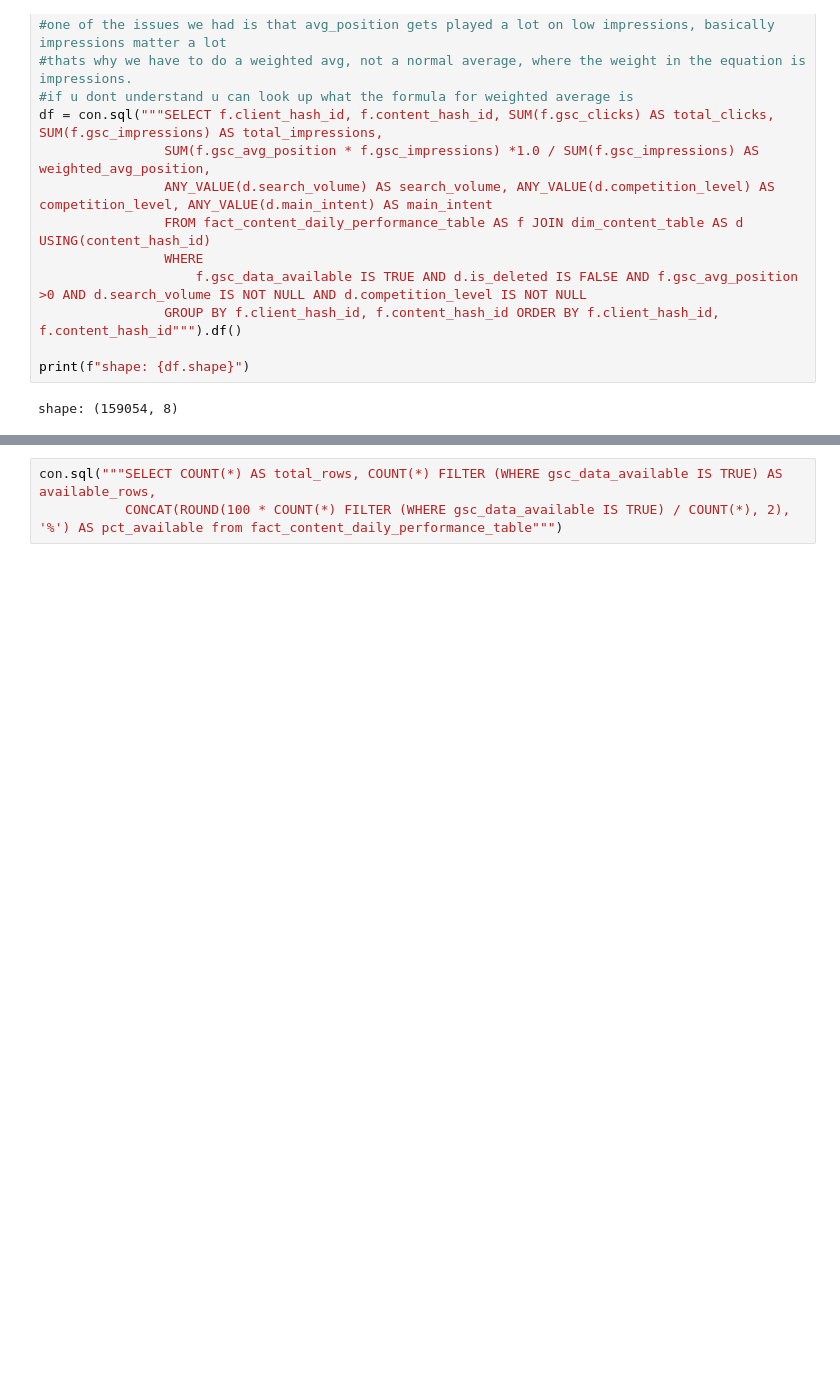
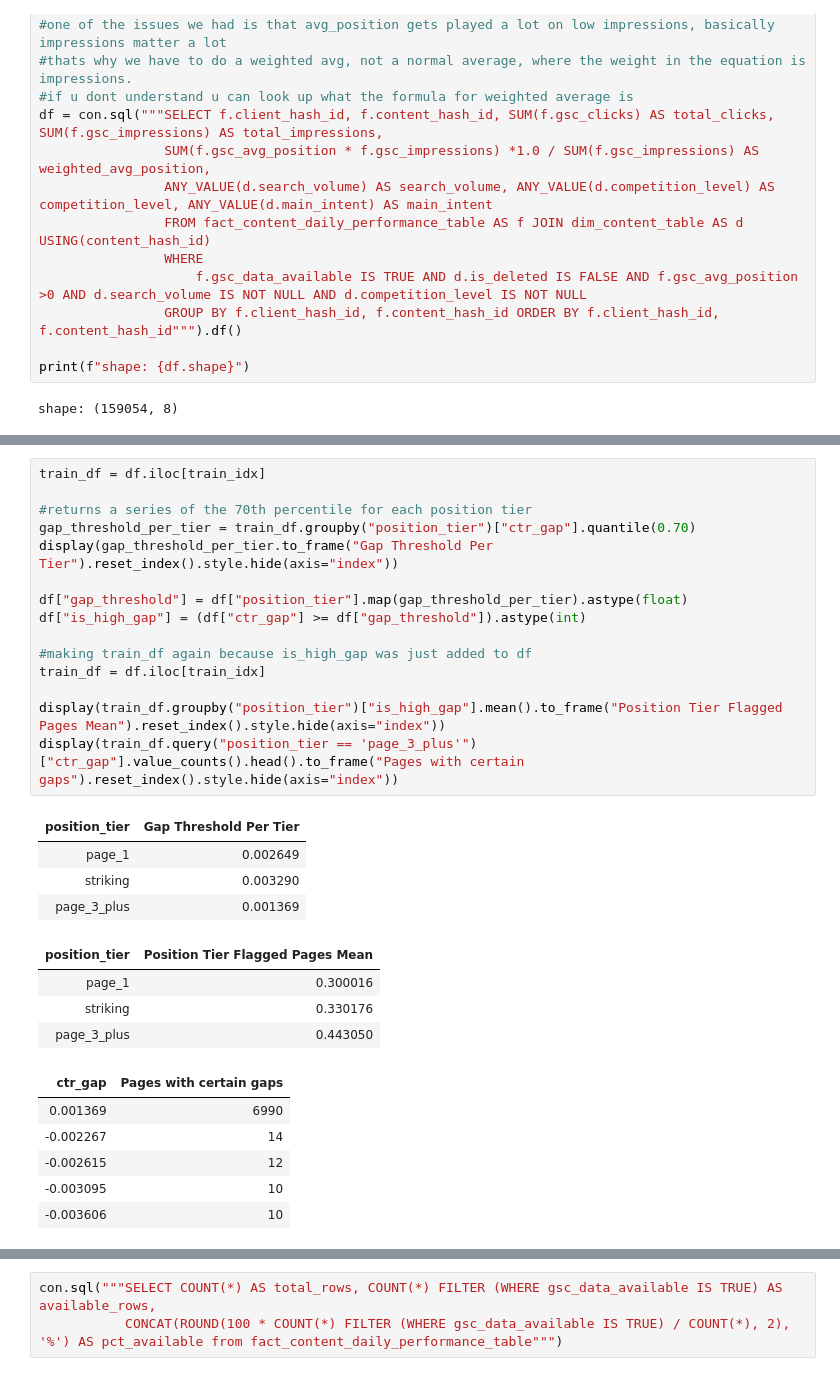
Before and after one commit to T0othIess/FlyRank-AI-ML-internship, a Jupyter notebook: work/notebooks/capstone.ipynb, the cells around one changed output, grey strips where cells are left out. Drawn from its saved outputs; the diff is of its cells as text; blank space fills up the shorter version.

```diff
--- a/work/notebooks/capstone.ipynb
+++ b/work/notebooks/capstone.ipynb
@@ -428,0 +373,30 @@ Low-impression noise was reduced by filtering to pages with at least 200 impress
+# %%
+train_df = df.iloc[train_idx]
+
+#returns a series of the 70th percentile for each position tier
+gap_threshold_per_tier = train_df.groupby("position_tier")["ctr_gap"].quantile(0.70)
+display(gap_threshold_per_tier.to_frame("Gap Threshold Per Tier").reset_index().style.hide(axis="index"))
+
+df["gap_threshold"] = df["position_tier"].map(gap_threshold_per_tier).astype(float)
+df["is_high_gap"] = (df["ctr_gap"] >= df["gap_threshold"]).astype(int)
+
+#making train_df again because is_high_gap was just added to df
+train_df = df.iloc[train_idx]
+
+display(train_df.groupby("position_tier")["is_high_gap"].mean().to_frame("Position Tier Flagged Pages Mean").reset_index().style.hide(axis="index"))
+display(train_df.query("position_tier == 'page_3_plus'")["ctr_gap"].value_counts().head().to_frame("Pages with certain gaps").reset_index().style.hide(axis="index"))
+# %% [output]
+| position_tier | Gap Threshold Per Tier |
+| page_1 | 0.002649 |
+| striking | 0.003290 |
+| page_3_plus | 0.001369 |
+| position_tier | Position Tier Flagged Pages Mean |
+| page_1 | 0.300016 |
+| striking | 0.330176 |
+| page_3_plus | 0.443050 |
+| ctr_gap | Pages with certain gaps |
+| 0.001369 | 6990 |
+| -0.002267 | 14 |
+| -0.002615 | 12 |
+| -0.003095 | 10 |
+| -0.003606 | 10 |
```
Also changed, not shown: parts of 33 cells of this notebook, 5 other files.
